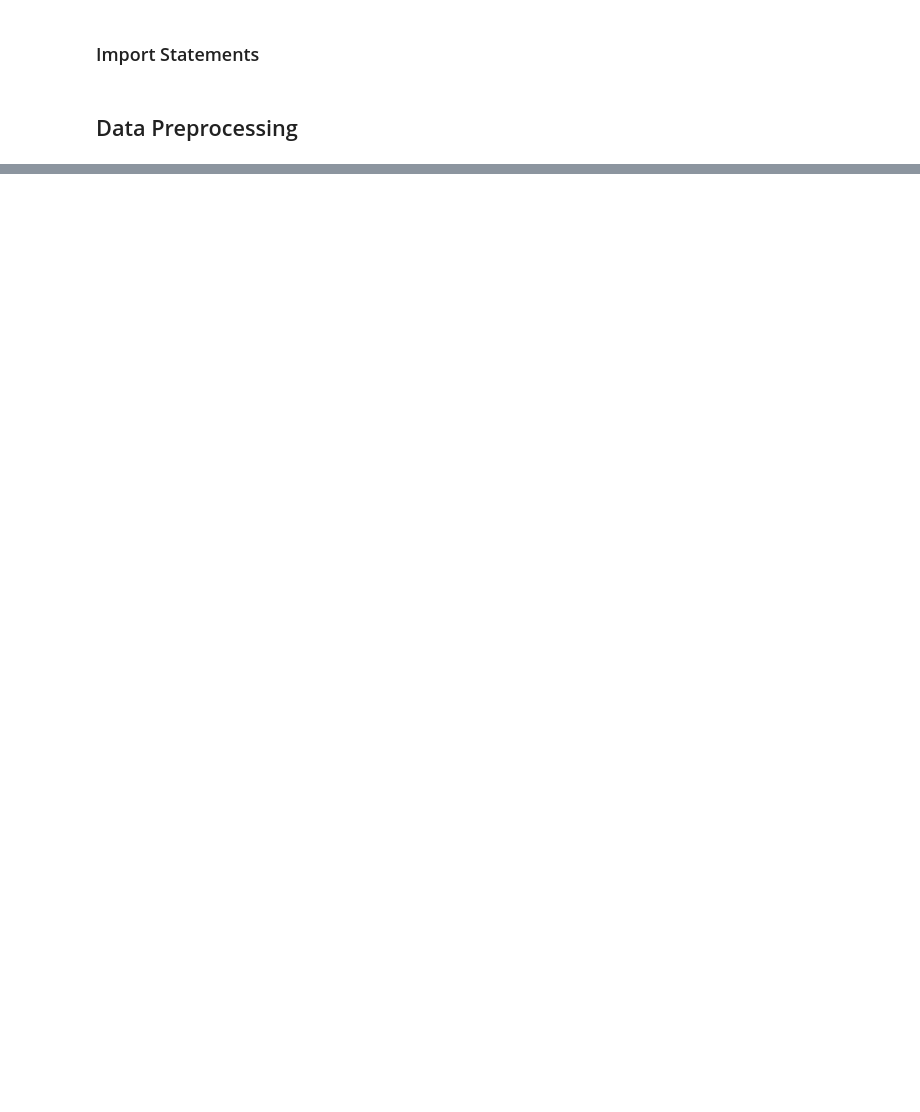
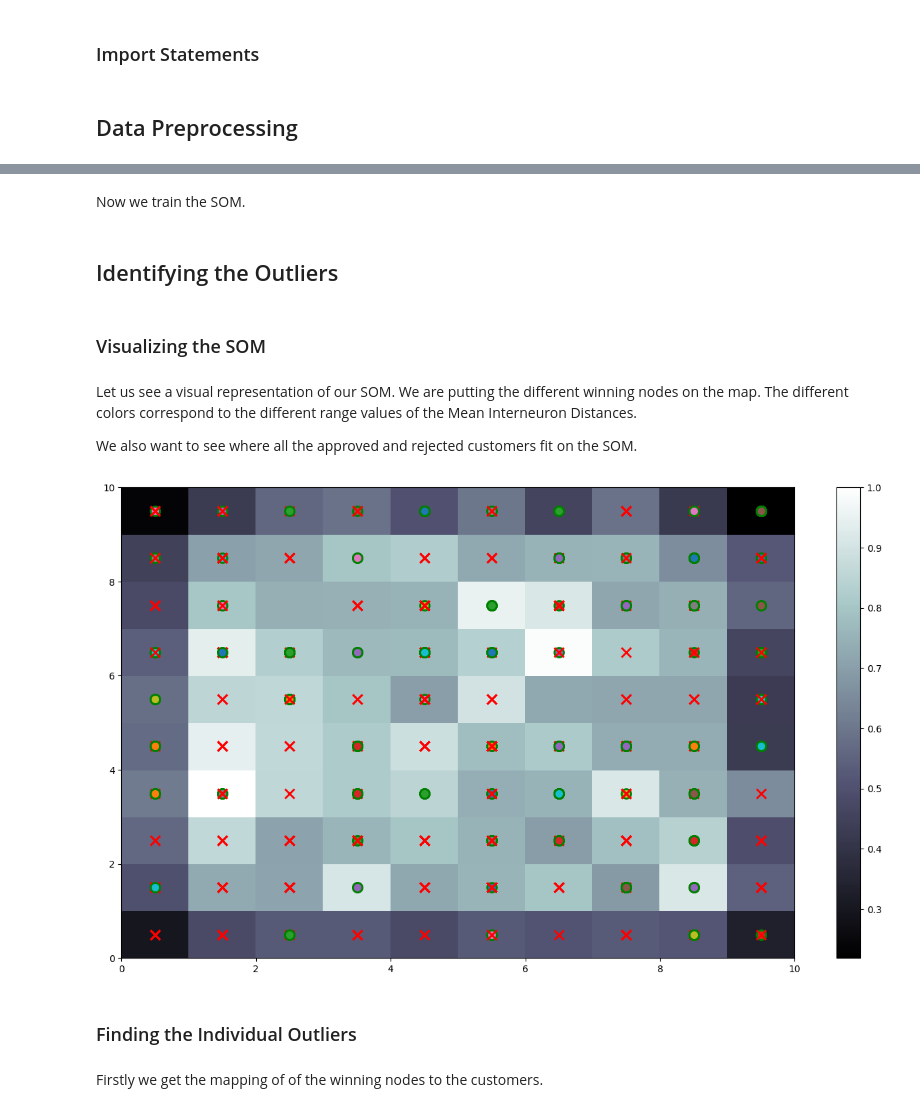
Before and after one commit to fancifulcrow/Neural-Networks-Examples, a Jupyter notebook: self_organizing_maps.ipynb, the cells around one changed output, grey strips where cells are left out. Saved outputs shown, nothing was run; the diff lists cells and outputs as text; code cells hidden in the pictures; blank space fills up the shorter version.

```diff
--- a/self_organizing_maps.ipynb
+++ b/self_organizing_maps.ipynb
@@ -28,0 +55,3 @@ dataset.head()
+# %%
+X = dataset.iloc[:, :-1].values
+y = dataset.iloc[:, -1].values
@@ -28,0 +64,4 @@ dataset.head()
+# %%
+sc = MinMaxScaler(feature_range=(0, 1))
+
+X = sc.fit_transform(X)
@@ -28,0 +74,2 @@ dataset.head()
+# %%
+som = MiniSom(x=10, y=10, input_len=15, sigma=1.0, learning_rate=0.1)
@@ -28,0 +82,40 @@ dataset.head()
+# %% [markdown]
+Now we train the SOM.
+# %%
+som.train_random(X, num_iteration=100)
+# %% [markdown]
+## Identifying the Outliers
+# %% [markdown]
+### Visualizing the SOM
+# %% [markdown]
+Let us see a visual representation of our SOM. We are putting the different winning nodes on the map. The different colors correspond to the different range values of the Mean Interneuron Distances.
+
+We also want to see where all the approved and rejected customers fit on the SOM.
+# %%
+plt.figure(figsize=(16, 9))
+
+pylab.bone()
+
+pylab.pcolor(som.distance_map().T)
+pylab.colorbar()
+
+# "x" represent rejected customers and "o" represents approved customers
+markers = ["x", "o"]
+colors = ["r", "g"]
+
+for i, x in enumerate(X):
+    w = som.winner(x)
+    pylab.plot(w[0] + 0.5, w[1] + 0.5,
+               markers[y[i]],
+               markeredgecolor=colors[y[i]],
+               markerfacecolor=None,
+               markersize=10,
+               markeredgewidth=2)
+
+pylab.show()
+# %% [output]
+[figure, added]
+# %% [markdown]
+### Finding the Individual Outliers
+# %% [markdown]
+Firstly we get the mapping of of the winning nodes to the customers.
```
Also changed, not shown: parts of 21 cells of this notebook.
